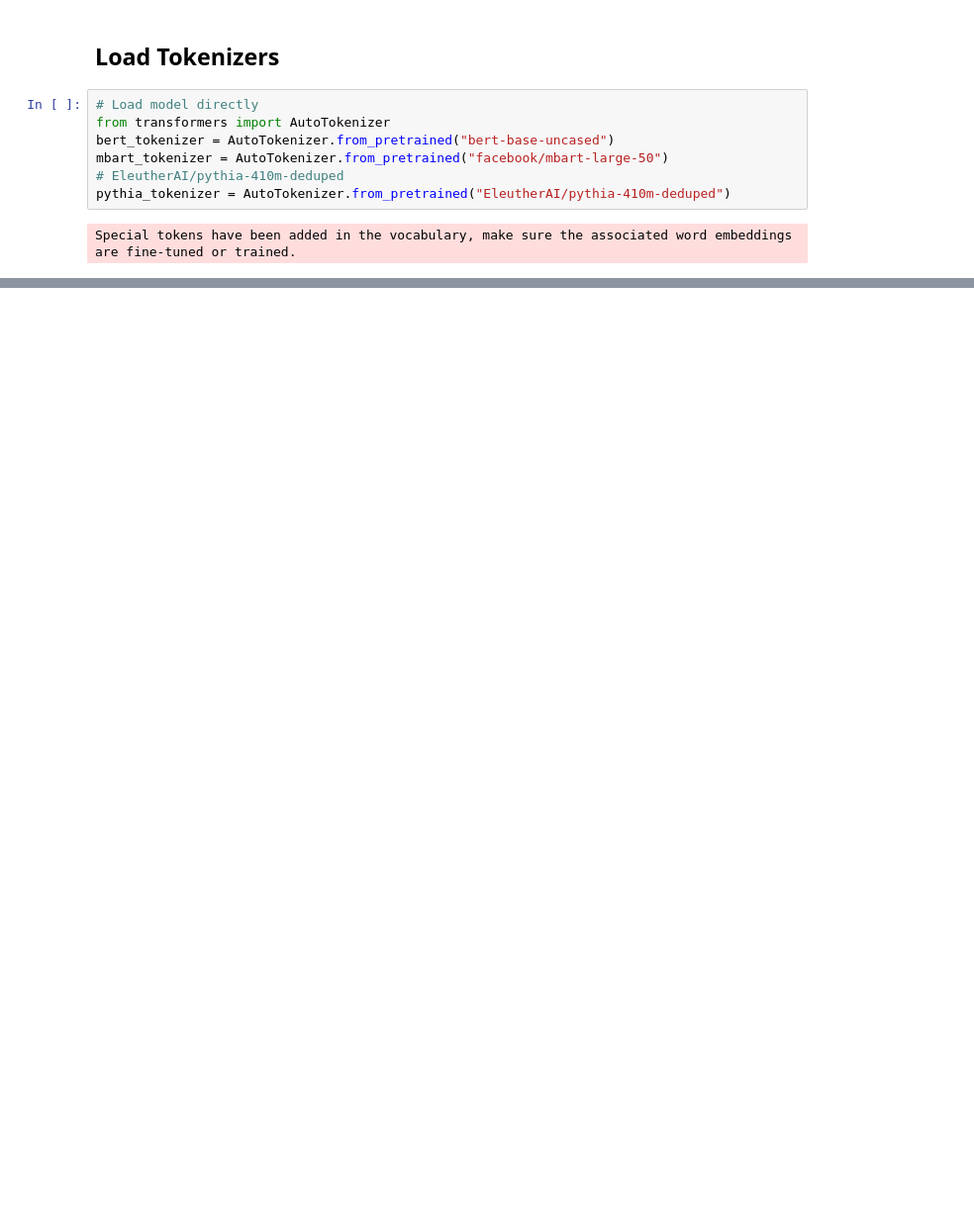
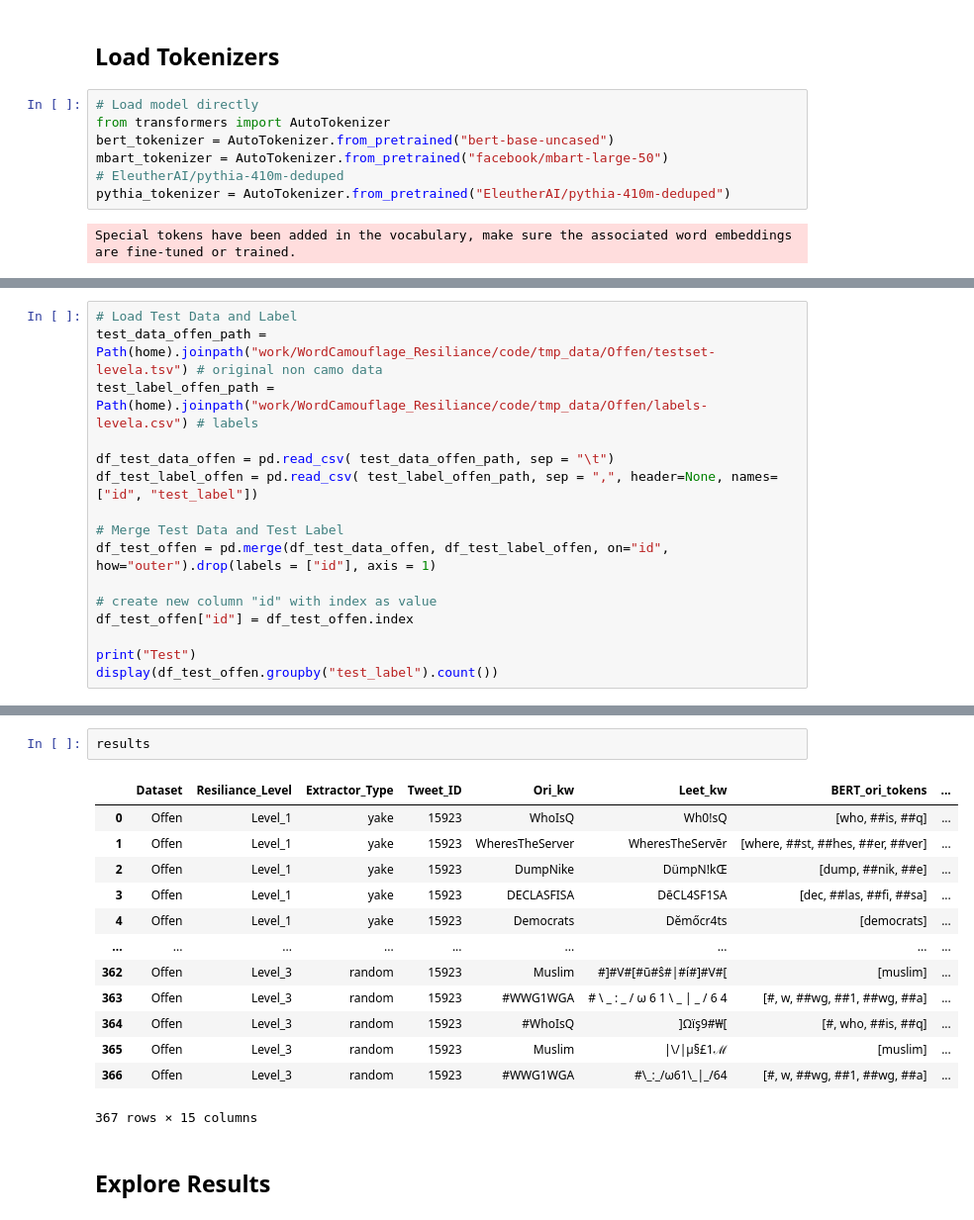
Before and after one commit to Huertas97/NLP-Camouflage-is-all-you-need, a Jupyter notebook: Experiments/Tokenizers/Tokenizers_overlap.ipynb, the cells around one changed output, grey strips where cells are left out. Shown at 99% size. Drawn from its saved outputs; the diff is of its cells as text; blank space fills up the shorter version.

Commit message:
Tokenizers Plot Results

```diff
--- a/Experiments/Tokenizers/Tokenizers_overlap.ipynb
+++ b/Experiments/Tokenizers/Tokenizers_overlap.ipynb
@@ -49,0 +205,16 @@ transformers.__version__ # '4.36.2'
+# %%
+# Load Test Data and Label
+test_data_offen_path = Path(home).joinpath("work/WordCamouflage_Resiliance/code/tmp_data/Offen/testset-levela.tsv") # original non camo data
+test_label_offen_path = Path(home).joinpath("work/WordCamouflage_Resiliance/code/tmp_data/Offen/labels-levela.csv") # labels
+
+df_test_data_offen = pd.read_csv( test_data_offen_path, sep = "\t")
+df_test_label_offen = pd.read_csv( test_label_offen_path, sep = ",", header=None, names=["id", "test_label"])
+
+# Merge Test Data and Test Label
+df_test_offen = pd.merge(df_test_data_offen, df_test_label_offen, on="id", how="outer").drop(labels = ["id"], axis = 1)
+
+# create new column "id" with index as value
+df_test_offen["id"] = df_test_offen.index
+
+print("Test")
+display(df_test_offen.groupby("test_label").count())
@@ -49,0 +447,18 @@ transformers.__version__ # '4.36.2'
+# %%
+results
+# %% [output]
+|  | Dataset | Resiliance_Level | Extractor_Type | Tweet_ID | Ori_kw | Leet_kw | BERT_ori_tokens | ... |
+| 0 | Offen | Level_1 | yake | 15923 | WhoIsQ | Wh0!sQ | [who, ##is, ##q] | ... |
+| 1 | Offen | Level_1 | yake | 15923 | WheresTheServer | WheresTheServēr | [where, ##st, ##hes, ##er, ##ver] | ... |
+| 2 | Offen | Level_1 | yake | 15923 | DumpNike | DümpN!kŒ | [dump, ##nik, ##e] | ... |
+| 3 | Offen | Level_1 | yake | 15923 | DECLASFISA | DēCL4SF1SA | [dec, ##las, ##fi, ##sa] | ... |
+| 4 | Offen | Level_1 | yake | 15923 | Democrats | Dĕmőcr4ts | [democrats] | ... |
+| ... | ... | ... | ... | ... | ... | ... | ... | ... |
+| 362 | Offen | Level_3 | random | 15923 | Muslim | #]#V#[#ũ#ŝ#|#í#]#V#[ | [muslim] | ... |
+| 363 | Offen | Level_3 | random | 15923 | #WWG1WGA | # \ _ : _ / ω 6 1 \ _ | _ / 6 4 | [#, w, ##wg, ##1, ##wg, ##a] | ... |
+| 364 | Offen | Level_3 | random | 15923 | #WhoIsQ | ]Ωïş9#₩[ | [#, who, ##is, ##q] | ... |
+| 365 | Offen | Level_3 | random | 15923 | Muslim | |\/|µ§£1ℳ | [muslim] | ... |
+| 366 | Offen | Level_3 | random | 15923 | #WWG1WGA | #\_:_/ω61\_|_/64 | [#, w, ##wg, ##1, ##wg, ##a] | ... |
+367 rows × 15 columns
+# %% [markdown]
+## Explore Results
```
Also changed, not shown: parts of 24 cells of this notebook, 1 other file.
